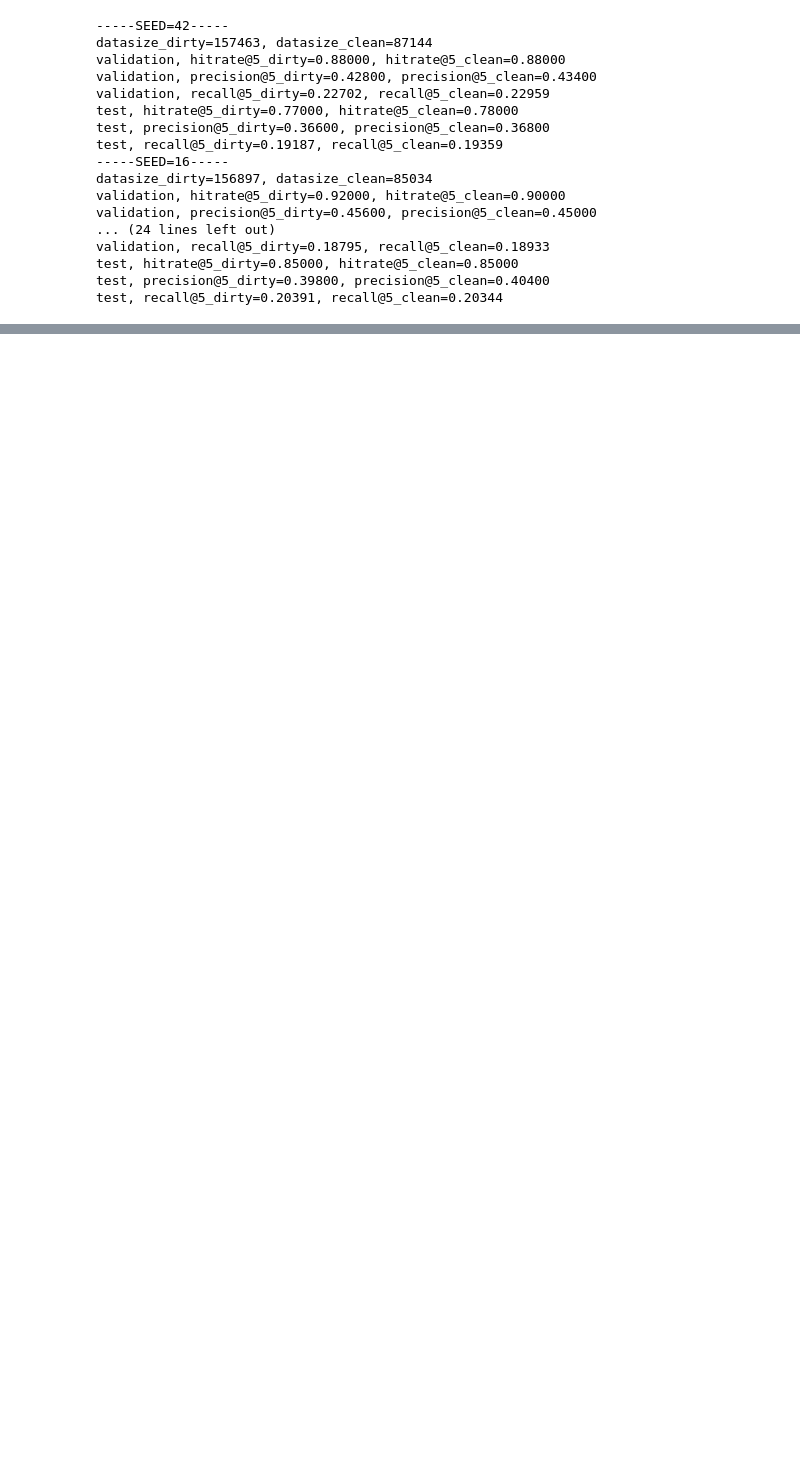
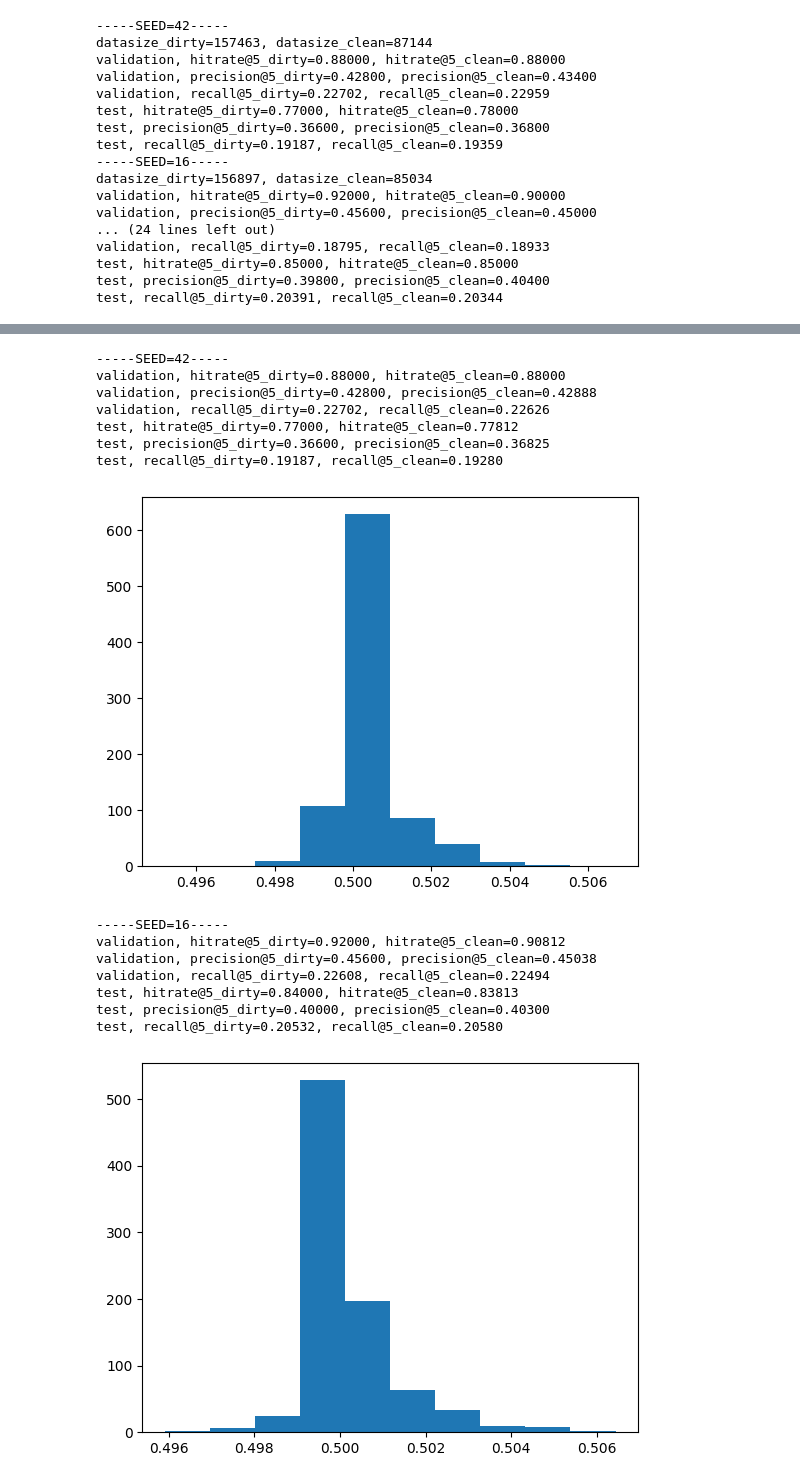
Before and after one commit to schelterlabs/retrieval_importance, a Jupyter notebook: tifu_instacart.ipynb, the cells around one changed output, grey strips where cells are left out. Drawn from its saved outputs; the diff is of its cells as text; code cells hidden in the pictures; blank space fills up the shorter version.

```diff
--- a/tifu_instacart.ipynb
+++ b/tifu_instacart.ipynb
@@ -126,0 +348,24 @@ test, recall@5_dirty=0.20391, recall@5_clean=0.20344
+# %%
+for seed in [42, 16, 1812, 1312, 35]:
+    v = experiment_mixed(seed, 1000, 100, all_train_baskets, all_validation_baskets, all_test_baskets, 10, 0.1, 100)
+    import matplotlib.pyplot as plt
+    plt.hist(v)
+    plt.show()
+    plt.cla()
+# %% [output]
+-----SEED=42-----
+validation, hitrate@5_dirty=0.88000, hitrate@5_clean=0.88000
+validation, precision@5_dirty=0.42800, precision@5_clean=0.42888
+validation, recall@5_dirty=0.22702, recall@5_clean=0.22626
+test, hitrate@5_dirty=0.77000, hitrate@5_clean=0.77812
+test, precision@5_dirty=0.36600, precision@5_clean=0.36825
+test, recall@5_dirty=0.19187, recall@5_clean=0.19280
+[figure, added]
+-----SEED=16-----
+validation, hitrate@5_dirty=0.92000, hitrate@5_clean=0.90812
+validation, precision@5_dirty=0.45600, precision@5_clean=0.45038
+validation, recall@5_dirty=0.22608, recall@5_clean=0.22494
+test, hitrate@5_dirty=0.84000, hitrate@5_clean=0.83813
+test, precision@5_dirty=0.40000, precision@5_clean=0.40300
+test, recall@5_dirty=0.20532, recall@5_clean=0.20580
+[figure, added]
```
Also changed, not shown: parts of 6 cells of this notebook, 1 other file.
